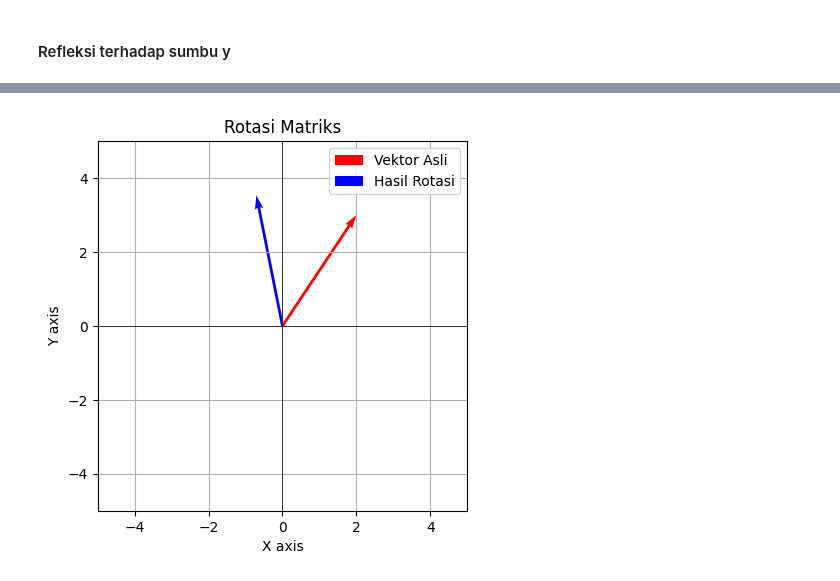
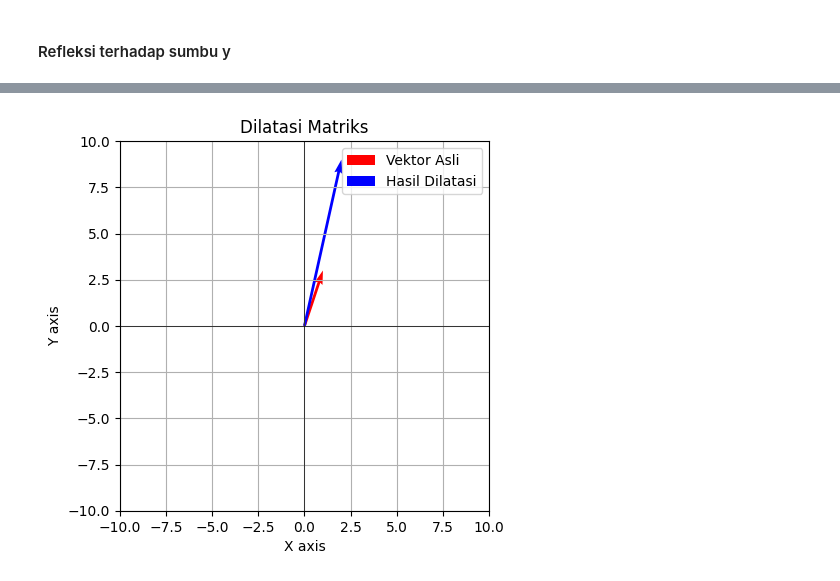
Before and after one commit to YasminAzzahra186/alin, a Jupyter notebook: _sources/Transformasi.ipynb, the cells around one changed output, grey strips where cells are left out. Cells and saved outputs as stored; diff of their text form; code cells hidden in the pictures.

```diff
--- a/_sources/Transformasi.ipynb
+++ b/_sources/Transformasi.ipynb
@@ -348,33 +510,30 @@ Matriks setelah rotasi 90 derajat berlawanan arah jarum jam:
 # %%
 import numpy as np
 import matplotlib.pyplot as plt
 
-# Sudut rotasi dalam radian (misalnya, 45 derajat)
-theta = np.radians(45)
-
-# Matriks rotasi
-rotation_matrix = np.array([[np.cos(theta), -np.sin(theta)], [np.sin(theta), np.cos(theta)]])
+# Matriks dilatasi
+scaling_matrix = np.array([[2, 0], [0, 3]])  # Contoh faktor skala 2 untuk sumbu x dan 3 untuk sumbu y
 
 # Vektor asli
-original_vector = np.array([2, 3])
+original_vector = np.array([1, 3])
 
-# Menerapkan rotasi menggunakan matriks
-rotated_vector = np.dot(rotation_matrix, original_vector)
+# Menerapkan dilatasi menggunakan matriks
+scaled_vector = np.dot(scaling_matrix, original_vector)
 
-# Plot vektor asli dan hasil rotasi
+# Plot vektor asli dan hasil dilatasi
 plt.figure()
 plt.quiver(0, 0, original_vector[0], original_vector[1], angles='xy', scale_units='xy', scale=1, color='r', label='Vektor Asli')
-plt.quiver(0, 0, rotated_vector[0], rotated_vector[1], angles='xy', scale_units='xy', scale=1, color='b', label='Hasil Rotasi')
-plt.xlim(-5, 5)  # Sesuaikan batas sumbu x sesuai kebutuhan
-plt.ylim(-5, 5)  # Sesuaikan batas sumbu y sesuai kebutuhan
+plt.quiver(0, 0, scaled_vector[0], scaled_vector[1], angles='xy', scale_units='xy', scale=1, color='b', label='Hasil Dilatasi')
+plt.xlim(-10, 10)  # Sesuaikan batas sumbu x sesuai dengan faktor skala yang dipilih
+plt.ylim(-10, 10)  # Sesuaikan batas sumbu y sesuai dengan faktor skala yang dipilih
 plt.xlabel('X axis')
 plt.ylabel('Y axis')
-plt.title('Rotasi Matriks')
+plt.title('Dilatasi Matriks')
 plt.legend()
 plt.grid()
 plt.axhline(0, color='black', linewidth=0.5)
 plt.axvline(0, color='black', linewidth=0.5)
 plt.gca().set_aspect('equal', adjustable='box')
 plt.show()
 # %% [output]
-[figure, old version]
+[figure, new version]
```
Also changed, not shown: parts of 28 cells of this notebook, 17 other files.
